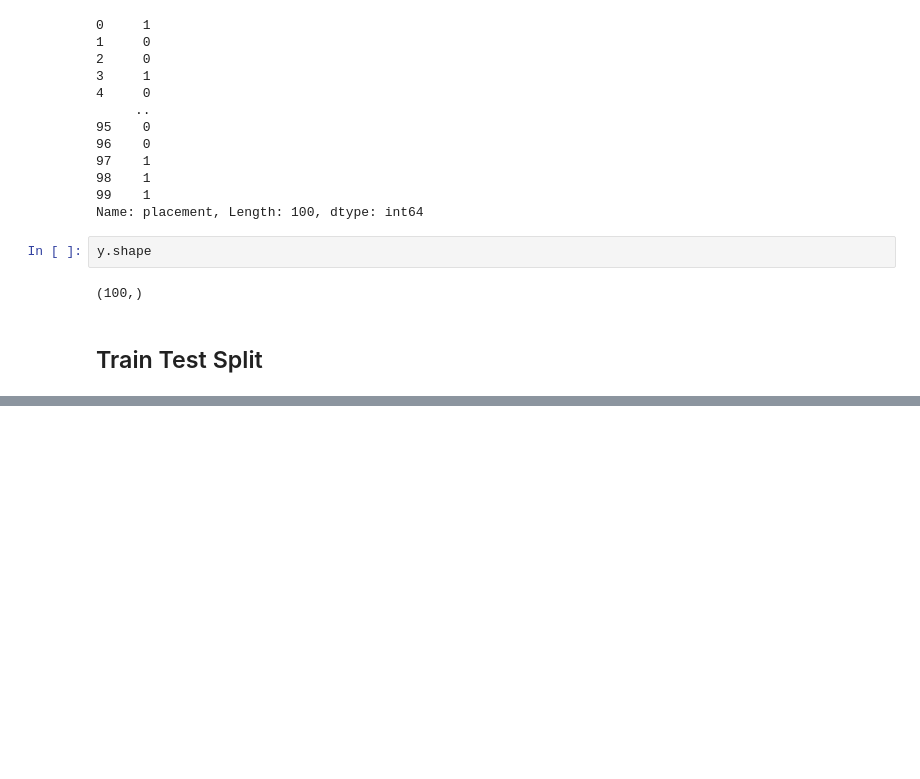
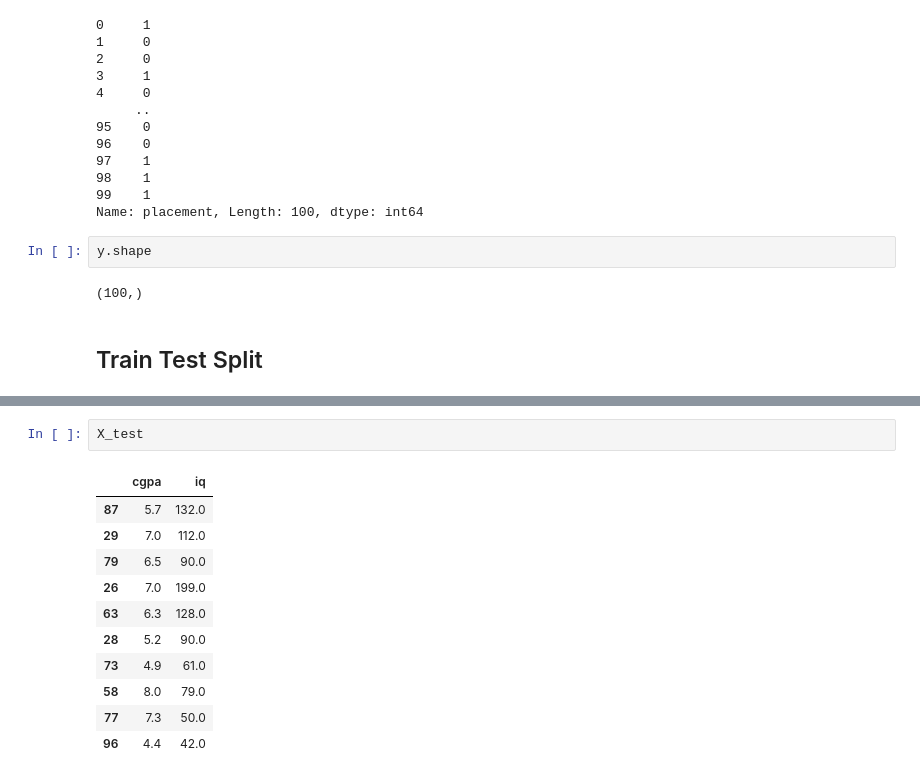
Before and after one commit to itxsalmannkhann/100_days_of_ml, a Jupyter notebook: day_13/end_to_end_ml_project.ipynb, the cells around one changed output, grey strips where cells are left out. Drawn from its saved outputs; the diff is of its cells as text; blank space fills up the shorter version.

```diff
--- a/day_13/end_to_end_ml_project.ipynb
+++ b/day_13/end_to_end_ml_project.ipynb
@@ -102,0 +136,14 @@ y.shape
+# %%
+X_test
+# %% [output]
+|  | cgpa | iq |
+| 87 | 5.7 | 132.0 |
+| 29 | 7.0 | 112.0 |
+| 79 | 6.5 | 90.0 |
+| 26 | 7.0 | 199.0 |
+| 63 | 6.3 | 128.0 |
+| 28 | 5.2 | 90.0 |
+| 73 | 4.9 | 61.0 |
+| 58 | 8.0 | 79.0 |
+| 77 | 7.3 | 50.0 |
+| 96 | 4.4 | 42.0 |
```
Also changed, not shown: parts of 3 cells of this notebook.
